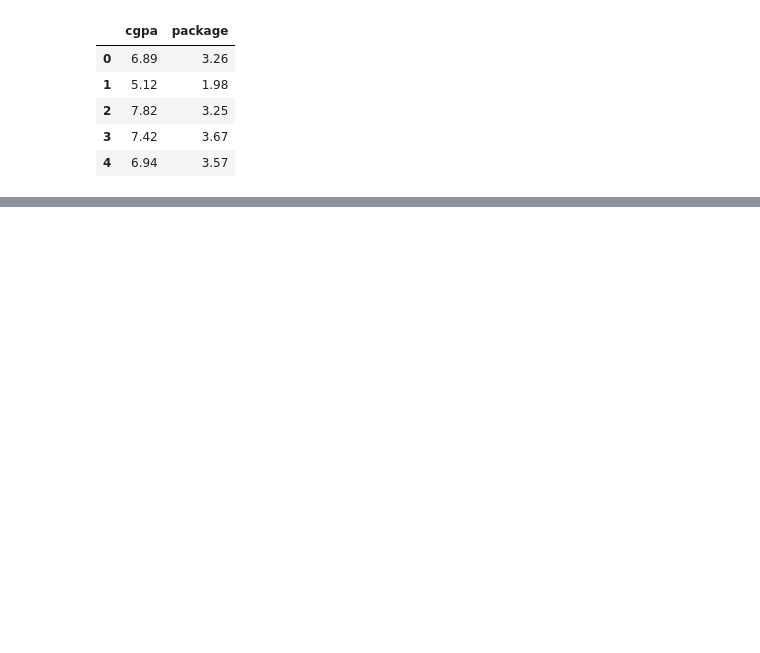
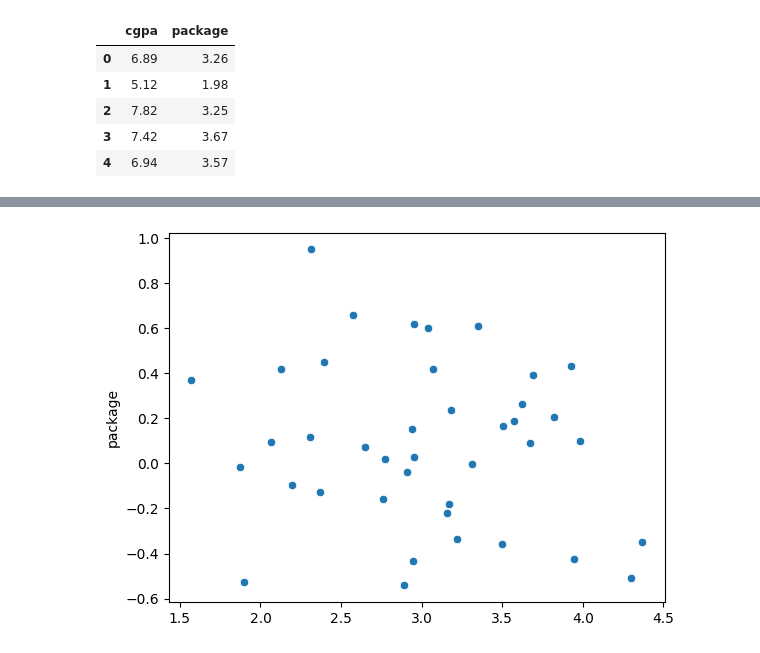
Before and after one commit to SaurabhLomate/Learn_AI-ML, a Jupyter notebook: machineLearning/01_regression/lin_regression.ipynb, the cells around one changed output, grey strips where cells are left out. Saved outputs shown, nothing was run; the diff lists cells and outputs as text; code cells hidden in the pictures; blank space fills up the shorter version.

```diff
--- a/machineLearning/01_regression/lin_regression.ipynb
+++ b/machineLearning/01_regression/lin_regression.ipynb
@@ -33,0 +70,7 @@ array([[2.92088703]])
+# %%
+# check homoscedasticity -- > same scatter through out the axis
+
+sns.scatterplot(x= y_pred , y= residuals)
+plt.show()
+# %% [output]
+[figure, added]
```
Also changed, not shown: parts of 10 cells of this notebook, 6 other files.
